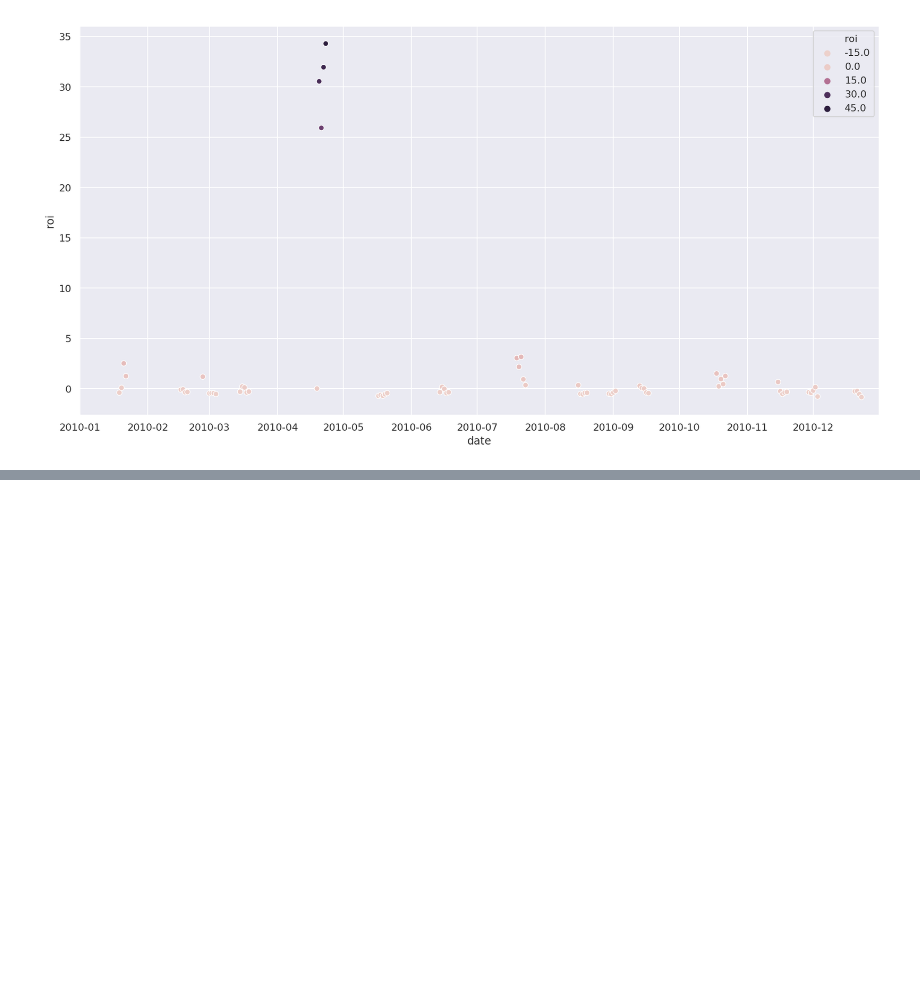
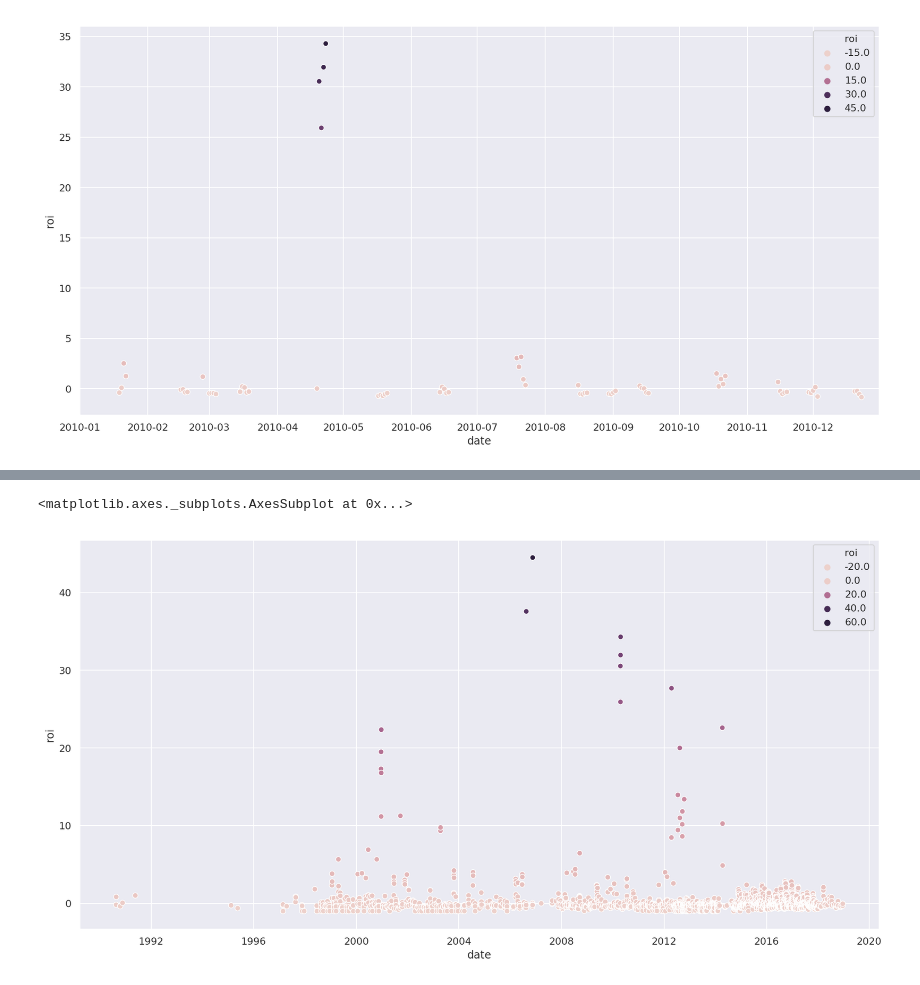
Before and after one commit to lambdaclass/finance_playground, a Jupyter notebook: notebooks/0.6-iron-butterfly.ipynb, the cells around one changed output, grey strips where cells are left out. Saved outputs shown, nothing was run; the diff lists cells and outputs as text; code cells hidden in the pictures; blank space fills up the shorter version.

```diff
--- a/notebooks/0.6-iron-butterfly.ipynb
+++ b/notebooks/0.6-iron-butterfly.ipynb
@@ -177,0 +192,6 @@ sns.scatterplot(x=results.index, y="roi", hue="roi", data=results, ax=ax)
+# %%
+_fig, ax = plt.subplots(figsize=(16,8))
+sns.scatterplot(x=results.index, y="roi", hue="roi", data=results, ax=ax)
+# %% [output]
+<matplotlib.axes._subplots.AxesSubplot at 0x...>
+[figure, added]
```
Also changed, not shown: parts of 4 cells of this notebook.
